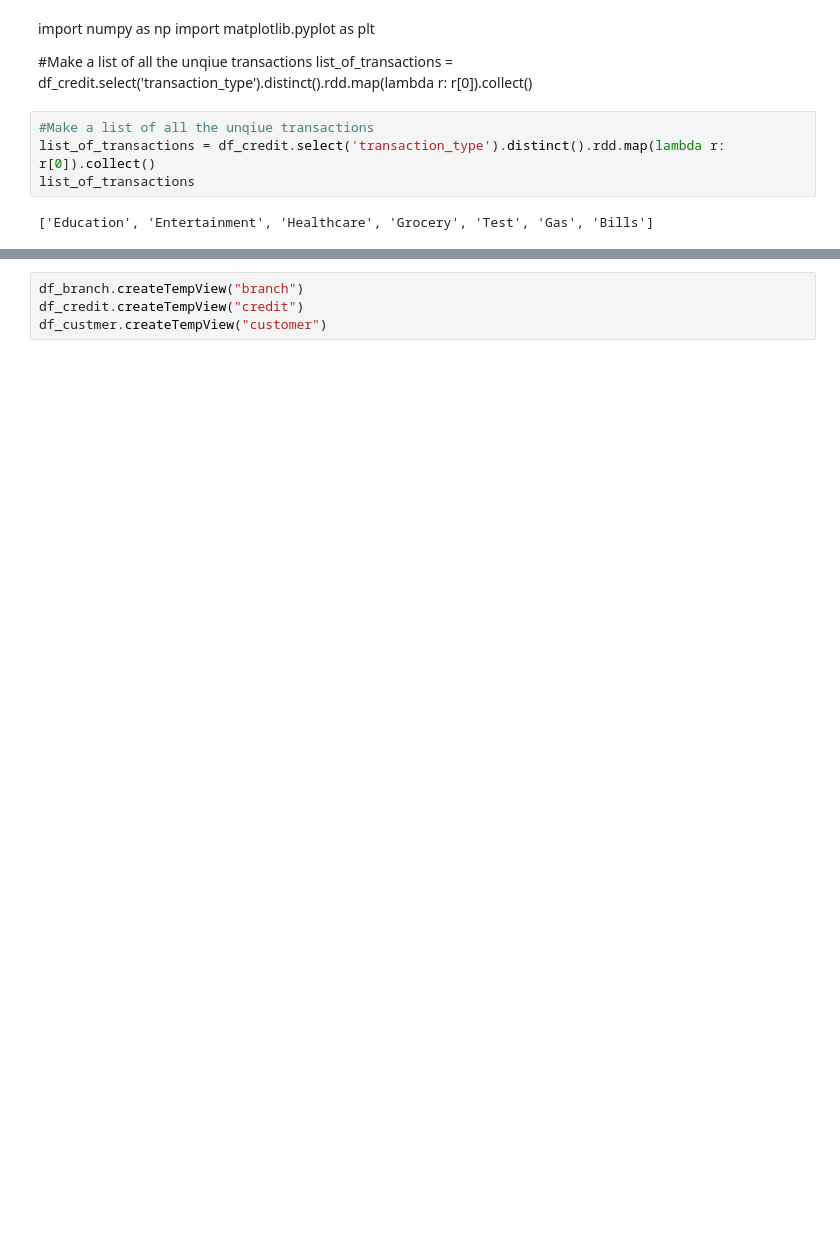
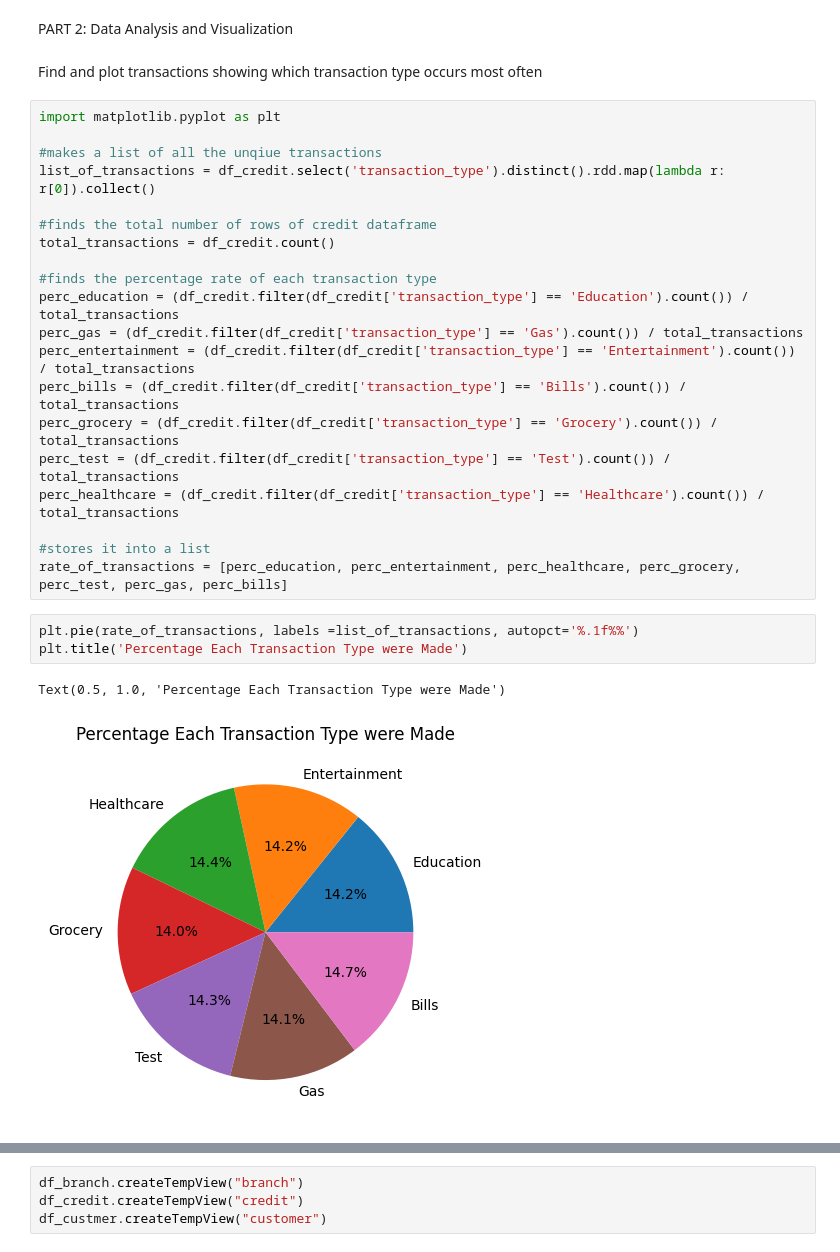
Before and after one commit to nahidnr6/Capstone, a Jupyter notebook: ETL_process.ipynb, the cells around one changed output, grey strips where cells are left out. Drawn from its saved outputs; the diff is of its cells as text; blank space fills up the shorter version.

```diff
--- a/ETL_process.ipynb
+++ b/ETL_process.ipynb
@@ -89,12 +80,30 @@ df_credit.write.format("jdbc") \
-# %% [markdown]
-import numpy as np
-import matplotlib.pyplot as plt
-
-#Make a list of all the unqiue transactions
-list_of_transactions = df_credit.select('transaction_type').distinct().rdd.map(lambda r: r[0]).collect()
-# %%
-#Make a list of all the unqiue transactions
-list_of_transactions = df_credit.select('transaction_type').distinct().rdd.map(lambda r: r[0]).collect()
-list_of_transactions
-# %% [output]
-['Education', 'Entertainment', 'Healthcare', 'Grocery', 'Test', 'Gas', 'Bills']
+# %% [markdown]
+PART 2: Data Analysis and Visualization
+# %% [markdown]
+Find and plot transactions showing which transaction type occurs most often
+# %%
+import matplotlib.pyplot as plt
+
+#makes a list of all the unqiue transactions
+list_of_transactions = df_credit.select('transaction_type').distinct().rdd.map(lambda r: r[0]).collect()
+
+#finds the total number of rows of credit dataframe
+total_transactions = df_credit.count()
+
+#finds the percentage rate of each transaction type
+perc_education = (df_credit.filter(df_credit['transaction_type'] == 'Education').count()) / total_transactions
+perc_gas = (df_credit.filter(df_credit['transaction_type'] == 'Gas').count()) / total_transactions
+perc_entertainment = (df_credit.filter(df_credit['transaction_type'] == 'Entertainment').count()) / total_transactions
+perc_bills = (df_credit.filter(df_credit['transaction_type'] == 'Bills').count()) / total_transactions
+perc_grocery = (df_credit.filter(df_credit['transaction_type'] == 'Grocery').count()) / total_transactions
+perc_test = (df_credit.filter(df_credit['transaction_type'] == 'Test').count()) / total_transactions
+perc_healthcare = (df_credit.filter(df_credit['transaction_type'] == 'Healthcare').count()) / total_transactions
+
+#stores it into a list
+rate_of_transactions = [perc_education, perc_entertainment, perc_healthcare, perc_grocery, perc_test, perc_gas, perc_bills]
+# %%
+plt.pie(rate_of_transactions, labels =list_of_transactions, autopct='%.1f%%')
+plt.title('Percentage Each Transaction Type were Made')
+# %% [output]
+Text(0.5, 1.0, 'Percentage Each Transaction Type were Made')
+[figure, added]
```
Also changed, not shown: parts of 44 cells of this notebook, 5 other files.
